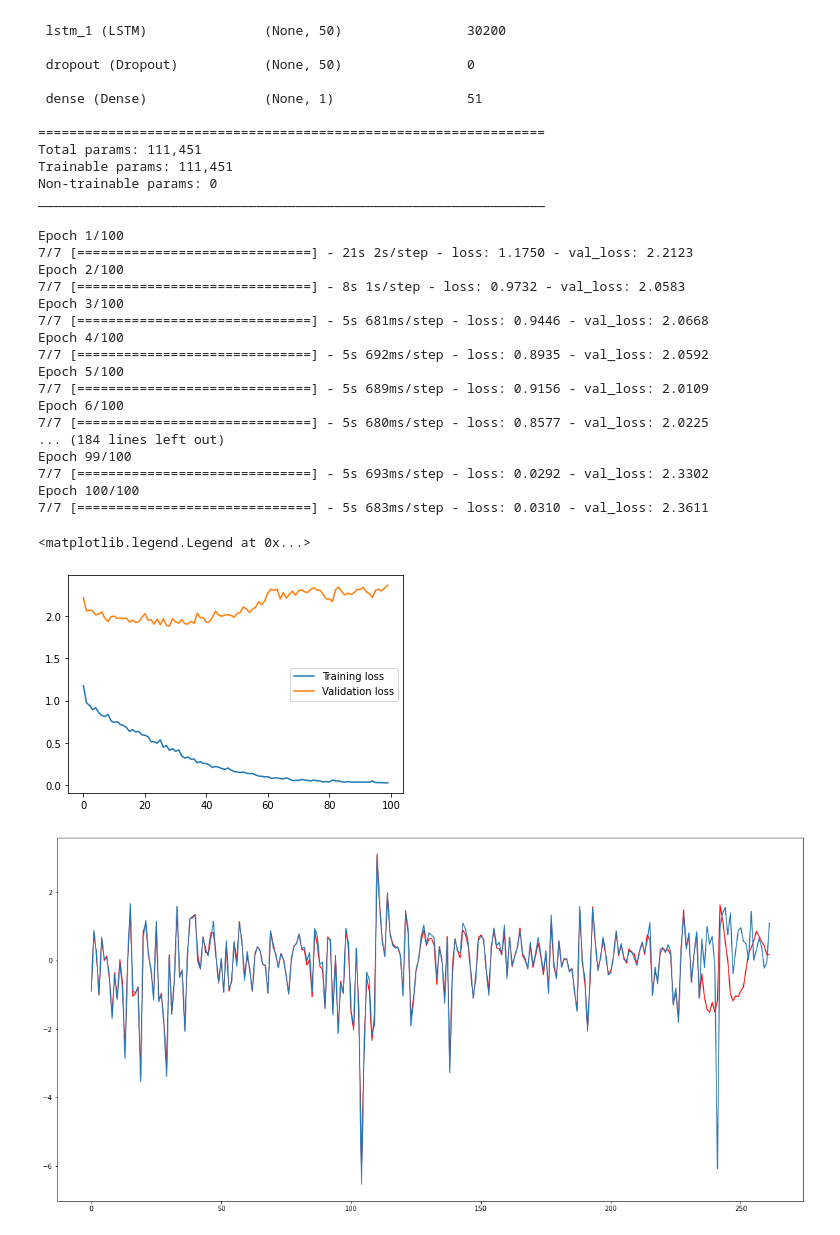
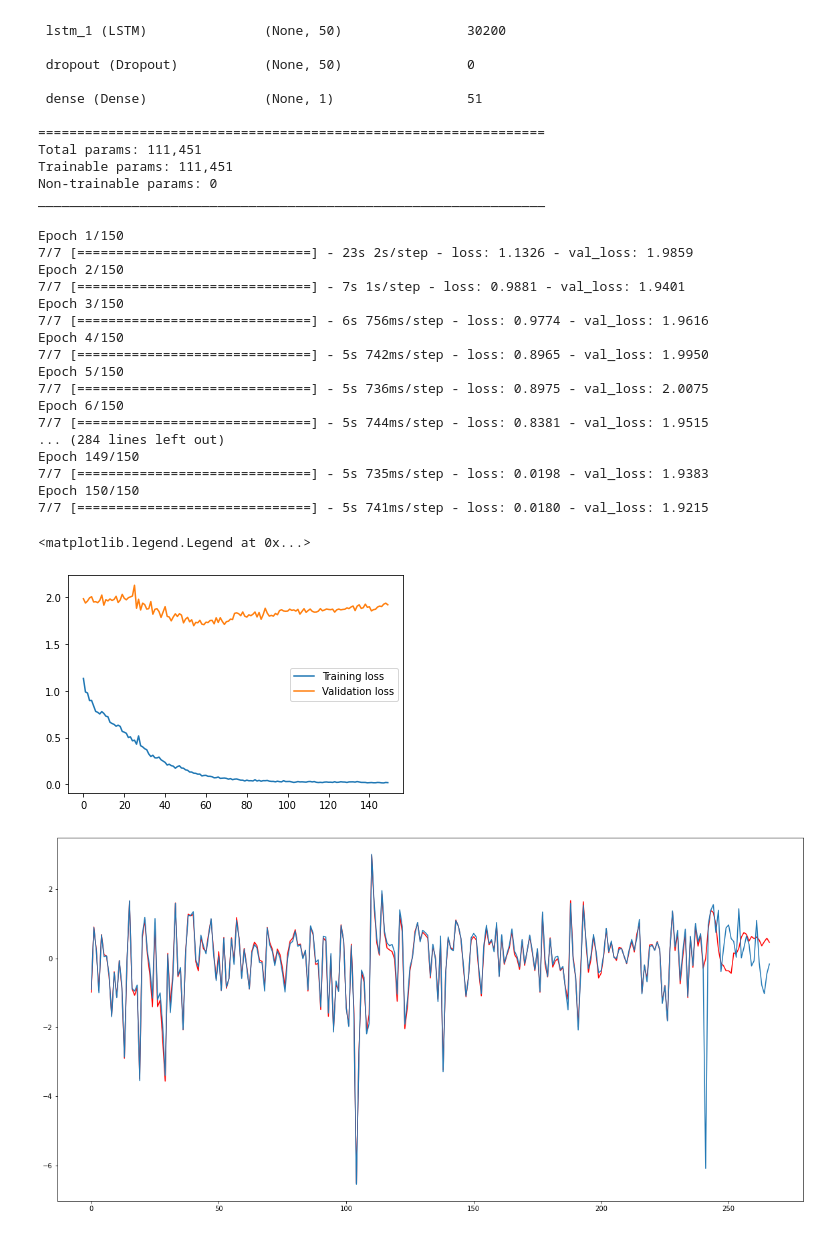
Before and after one commit to caiobaptistaa/Econometria-4_PUC-Rio, a Jupyter notebook: LSTM_Recurrent_Neural_Net.ipynb, the cells around one changed output. Saved outputs shown, nothing was run; the diff lists cells and outputs as text; code cells hidden in the pictures.

```diff
--- a/LSTM_Recurrent_Neural_Net.ipynb
+++ b/LSTM_Recurrent_Neural_Net.ipynb
@@ -230,31 +242,31 @@ Non-trainable params: 0
 _________________________________________________________________
 # %%
 # fit the model
-history = model.fit(trainX, trainY, epochs=100, batch_size=36, validation_split=0.1, verbose=1)
+history = model.fit(trainX, trainY, epochs=150, batch_size=36, validation_split=0.1, verbose=1)
 
 plt.plot(history.history['loss'], label='Training loss')
 plt.plot(history.history['val_loss'], label='Validation loss')
 plt.legend()
 # %% [output]
-Epoch 1/100
-7/7 [==============================] - 21s 2s/step - loss: 1.1750 - val_loss: 2.2123
-Epoch 2/100
-7/7 [==============================] - 8s 1s/step - loss: 0.9732 - val_loss: 2.0583
-Epoch 3/100
-7/7 [==============================] - 5s 681ms/step - loss: 0.9446 - val_loss: 2.0668
-Epoch 4/100
-7/7 [==============================] - 5s 692ms/step - loss: 0.8935 - val_loss: 2.0592
-Epoch 5/100
-7/7 [==============================] - 5s 689ms/step - loss: 0.9156 - val_loss: 2.0109
-Epoch 6/100
-7/7 [==============================] - 5s 680ms/step - loss: 0.8577 - val_loss: 2.0225
-... (184 lines left out)
-Epoch 99/100
-7/7 [==============================] - 5s 693ms/step - loss: 0.0292 - val_loss: 2.3302
-Epoch 100/100
-7/7 [==============================] - 5s 683ms/step - loss: 0.0310 - val_loss: 2.3611
+Epoch 1/150
+7/7 [==============================] - 23s 2s/step - loss: 1.1326 - val_loss: 1.9859
+Epoch 2/150
+7/7 [==============================] - 7s 1s/step - loss: 0.9881 - val_loss: 1.9401
+Epoch 3/150
+7/7 [==============================] - 6s 756ms/step - loss: 0.9774 - val_loss: 1.9616
+Epoch 4/150
+7/7 [==============================] - 5s 742ms/step - loss: 0.8965 - val_loss: 1.9950
+Epoch 5/150
+7/7 [==============================] - 5s 736ms/step - loss: 0.8975 - val_loss: 2.0075
+Epoch 6/150
+7/7 [==============================] - 5s 744ms/step - loss: 0.8381 - val_loss: 1.9515
+... (284 lines left out)
+Epoch 149/150
+7/7 [==============================] - 5s 735ms/step - loss: 0.0198 - val_loss: 1.9383
+Epoch 150/150
+7/7 [==============================] - 5s 741ms/step - loss: 0.0180 - val_loss: 1.9215
 <matplotlib.legend.Legend at 0x...>
-[figure, old version]
+[figure, new version]
 # %%
 forecast = model.predict(trainX)
 # %%
@@ -263,4 +275,4 @@ plt.plot(forecast, color = "red")
 plt.plot(trainY)
 plt.show()
 # %% [output]
-[figure, old version]
+[figure, new version]
```
Also changed, not shown: parts of 15 cells of this notebook.
